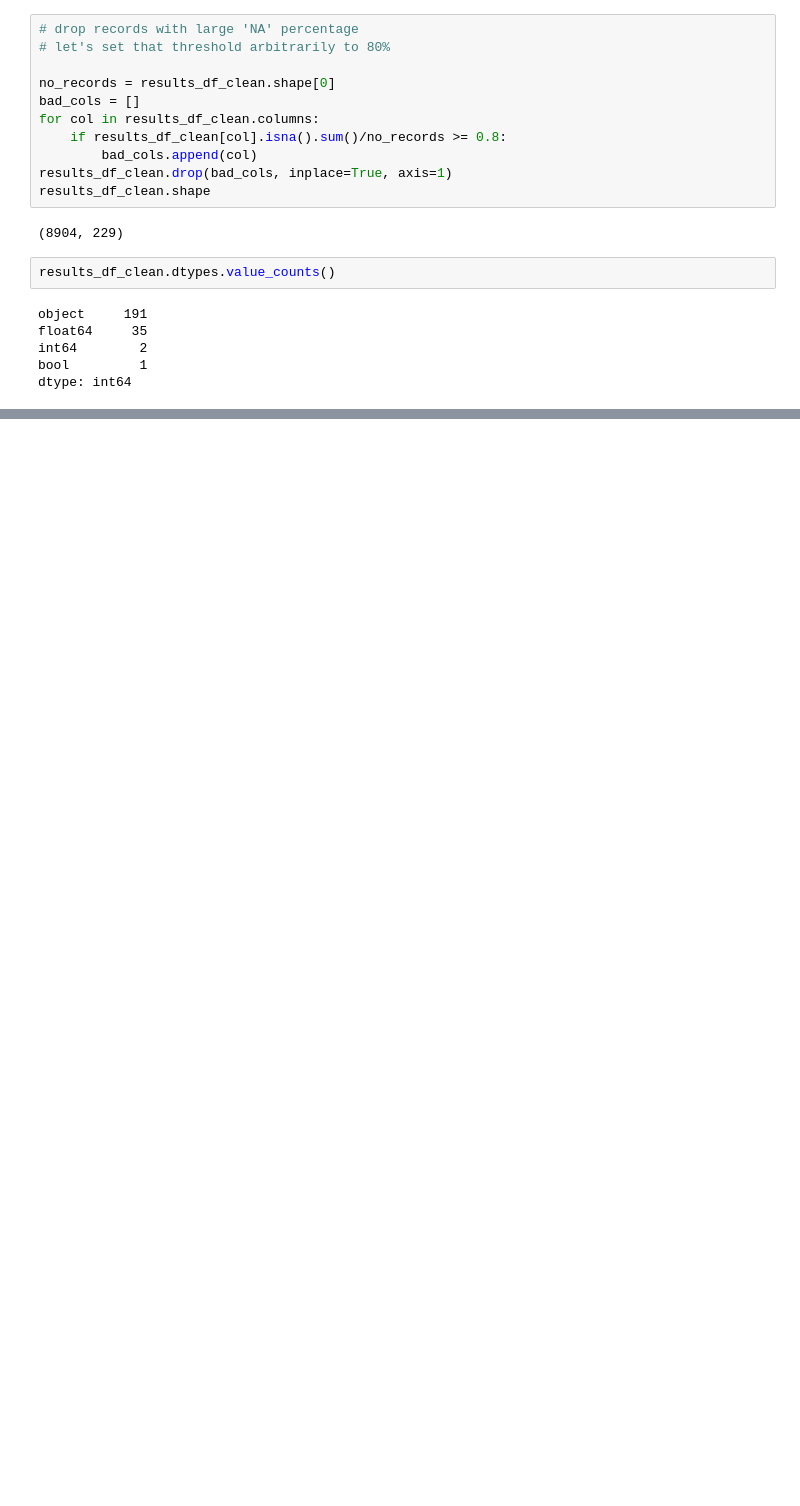
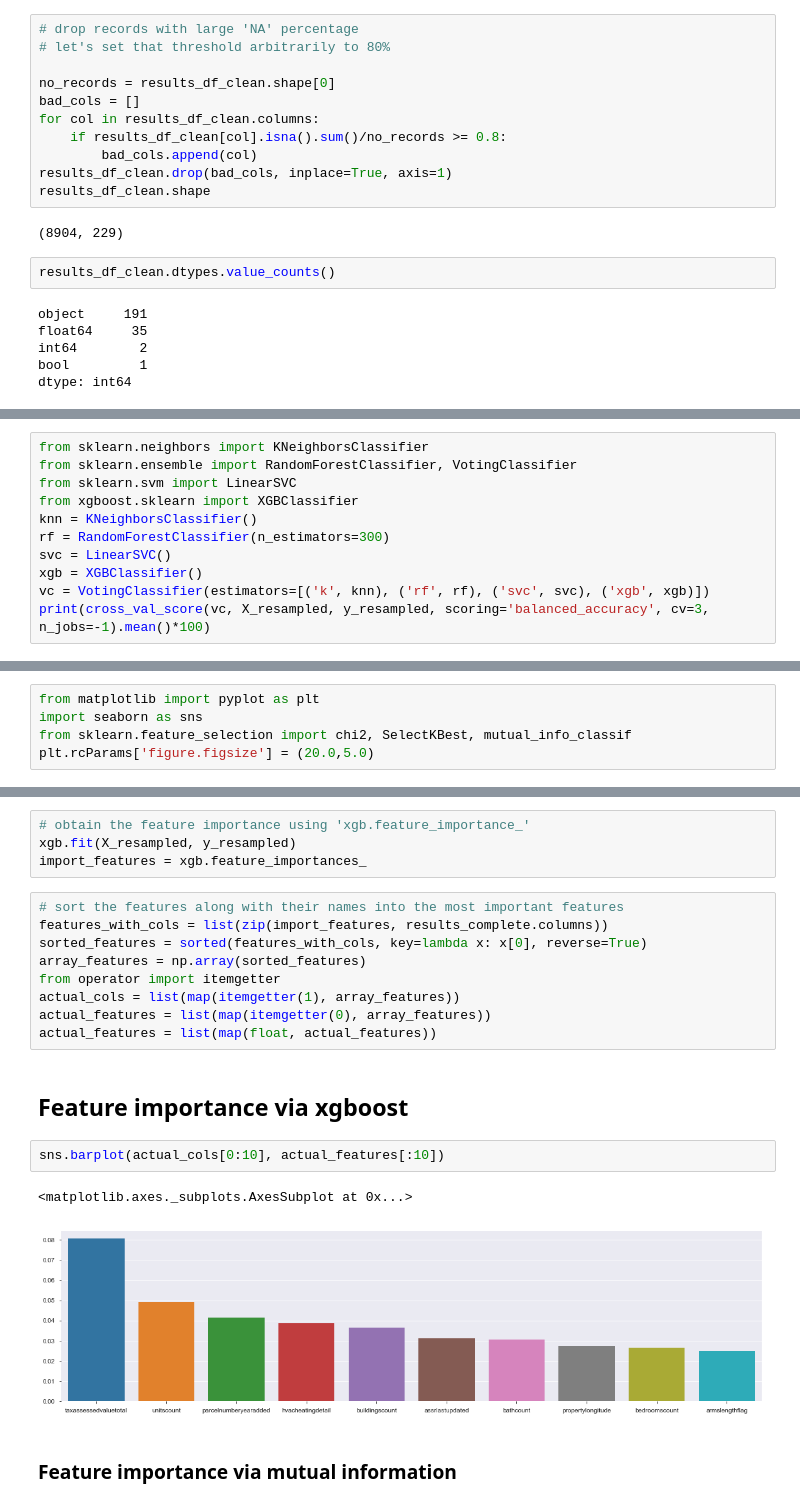
Before and after one commit to JohnnyTeutonic/DE-Code-Challenge-Jonathan, a Jupyter notebook: demystdata-challenge.ipynb, the cells around one changed output, grey strips where cells are left out. Cells and saved outputs as stored; diff of their text form; blank space fills up the shorter version.

```diff
--- a/demystdata-challenge.ipynb
+++ b/demystdata-challenge.ipynb
@@ -937,0 +992,11 @@ print(mean_absolute_error(pipeline.predict(X_test), Y_test))
+# %%
+from sklearn.neighbors import KNeighborsClassifier
+from sklearn.ensemble import RandomForestClassifier, VotingClassifier
+from sklearn.svm import LinearSVC
+from xgboost.sklearn import XGBClassifier
+knn = KNeighborsClassifier()
+rf = RandomForestClassifier(n_estimators=300)
+svc = LinearSVC()
+xgb = XGBClassifier()
+vc = VotingClassifier(estimators=[('k', knn), ('rf', rf), ('svc', svc), ('xgb', xgb)])
+print(cross_val_score(vc, X_resampled, y_resampled, scoring='balanced_accuracy', cv=3, n_jobs=-1).mean()*100)
@@ -937,0 +1152,5 @@ print(mean_absolute_error(pipeline.predict(X_test), Y_test))
+# %%
+from matplotlib import pyplot as plt
+import seaborn as sns
+from sklearn.feature_selection import chi2, SelectKBest, mutual_info_classif
+plt.rcParams['figure.figsize'] = (20.0,5.0)
@@ -937,0 +1173,22 @@ print(mean_absolute_error(pipeline.predict(X_test), Y_test))
+# %%
+# obtain the feature importance using 'xgb.feature_importance_'
+xgb.fit(X_resampled, y_resampled)
+import_features = xgb.feature_importances_
+# %%
+# sort the features along with their names into the most important features
+features_with_cols = list(zip(import_features, results_complete.columns))
+sorted_features = sorted(features_with_cols, key=lambda x: x[0], reverse=True)
+array_features = np.array(sorted_features)
+from operator import itemgetter
+actual_cols = list(map(itemgetter(1), array_features))
+actual_features = list(map(itemgetter(0), array_features))
+actual_features = list(map(float, actual_features))
+# %% [markdown]
+## Feature importance via xgboost
+# %%
+sns.barplot(actual_cols[0:10], actual_features[:10])
+# %% [output]
+<matplotlib.axes._subplots.AxesSubplot at 0x...>
+[figure, added]
+# %% [markdown]
+### Feature importance via mutual information
```
Also changed, not shown: parts of 104 cells of this notebook, 9 other files.
